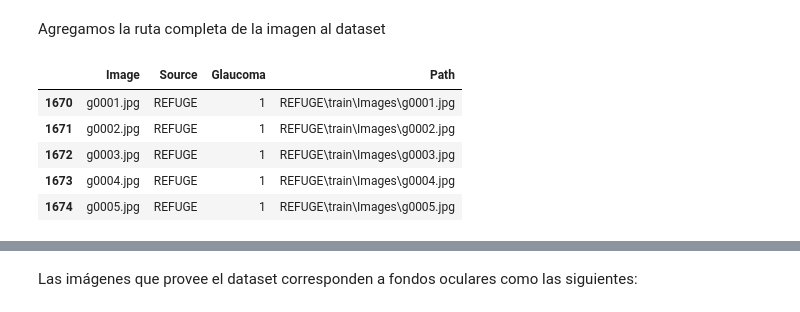
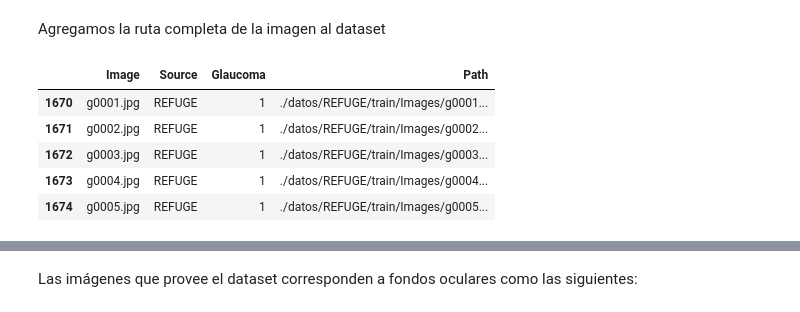
Before and after one commit to edgo1688/MIAA-ICESI-ProyectoIA, a Jupyter notebook: models/Estudio_Glaucoma.ipynb, the cells around one changed output, grey strips where cells are left out. Saved outputs shown, nothing was run; the diff lists cells and outputs as text; code cells hidden in the pictures.

```diff
--- a/models/Estudio_Glaucoma.ipynb
+++ b/models/Estudio_Glaucoma.ipynb
@@ -69,6 +112,5 @@ Cargamos las bases
 # %%
-df_origa = pd.read_csv("\\Users\\gome33773\\Documents\\MIAA - Glaucoma\\OneDrive_2025-04-18\\PROYECTO INN 1\\datos\\ORIGA\\origa.csv")
-df_g1020 = pd.read_csv(r"\Users\gome33773\Documents\MIAA - Glaucoma\OneDrive_2025-04-18\PROYECTO INN 1\datos\G1020/G1020.csv")
-#df_refuge_train = pd.read_json('REFUGE/train/index.json', orient='index')
-#df_refuge_test = pd.read_json('REFUGE/test/index.json', orient='index') ## esta no tiene label
-df_g1020
+df_origa = pd.read_csv("./datos/ORIGA/origa_info.csv")
+df_g1020 = pd.read_csv("./datos/G1020/G1020.csv")
+df_refuge_train = pd.read_json("./datos/REFUGE/train/index.json", orient='index')
+df_refuge_test = pd.read_json("./datos/REFUGE/test/index.json", orient='index') ## esta no tiene label
@@ -80,16 +181,18 @@ Unificamos los dataframes
 #Identifico la base
 df_origa['Source'] = 'ORIGA'
 df_g1020['Source'] = 'G1020'
-#df_refuge_train['Source'] = 'REFUGE'
+df_refuge_train['Source'] = 'REFUGE'
 
 #Renombro columnas
 df_g1020 = df_g1020.rename(columns={'imageID': 'Image','binaryLabels': 'Glaucoma'})
-#df_refuge_train = df_refuge_train.rename(columns={'ImgName': 'Image','Label': 'Glaucoma'})
+df_origa = df_origa.rename(columns={'Label': 'Glaucoma'})
+df_refuge_train = df_refuge_train.rename(columns={'ImgName': 'Image','Label': 'Glaucoma'})
 
 #Uno las bases
 df_glacuoma = pd.concat([df_origa[['Image', 'Source', 'Glaucoma']],
                       df_g1020[['Image', 'Source', 'Glaucoma']],
-                      #df_refuge_train[['Image', 'Source', 'Glaucoma']]],
+                      df_refuge_train[['Image', 'Source', 'Glaucoma']],
+                      df_icesi[['Image', 'Source', 'Glaucoma']]],
                       ignore_index=True)
 
 
@@ -153,32 +257,34 @@ Agregamos la ruta completa de la imagen al dataset
 # %%
 
 # Rutas diferentes para cada base de datos
-root_origa = "ORIGA\Images"
-root_g1020 = "G1020\Images"
-root_refuge = "REFUGE\\train\Images"
+root_origa = "./datos/ORIGA/Images"
+root_g1020 = "./datos/G1020/Images"
+root_refuge = "./datos/REFUGE/train/Images"
 
 
 # Función para aplicar la ruta correcta
 def get_image_path(row):
     if row['Source'] == 'ORIGA':
         return os.path.join(root_origa, row['Image'])
     elif row['Source'] == 'G1020':
         return os.path.join(root_g1020, row['Image'])
     elif row['Source'] == 'REFUGE':
         return os.path.join(root_refuge, row['Image'])
+    elif row['Source'] == 'ICESI':
+        return row['Image']
     else:
         return None  # En caso de que no coincida con ninguna base
 
 # Aplicar la función a cada fila para crear la columna 'Path'
 df_glacuoma['Path'] = df_glacuoma.apply(get_image_path, axis=1)
 
 # Verificar los resultados
 
 df_glacuoma[df_glacuoma["Source"] == "REFUGE"].head()
 # %% [output]
 |  | Image | Source | Glaucoma | Path |
-| 1670 | g0001.jpg | REFUGE | 1 | REFUGE\train\Images\g0001.jpg |
-| 1671 | g0002.jpg | REFUGE | 1 | REFUGE\train\Images\g0002.jpg |
-| 1672 | g0003.jpg | REFUGE | 1 | REFUGE\train\Images\g0003.jpg |
-| 1673 | g0004.jpg | REFUGE | 1 | REFUGE\train\Images\g0004.jpg |
-| 1674 | g0005.jpg | REFUGE | 1 | REFUGE\train\Images\g0005.jpg |
+| 1670 | g0001.jpg | REFUGE | 1 | ./datos/REFUGE/train/Images/g0001... |
+| 1671 | g0002.jpg | REFUGE | 1 | ./datos/REFUGE/train/Images/g0002... |
+| 1672 | g0003.jpg | REFUGE | 1 | ./datos/REFUGE/train/Images/g0003... |
+| 1673 | g0004.jpg | REFUGE | 1 | ./datos/REFUGE/train/Images/g0004... |
+| 1674 | g0005.jpg | REFUGE | 1 | ./datos/REFUGE/train/Images/g0005... |
```
Also changed, not shown: parts of 44 cells of this notebook, 4 other files.
